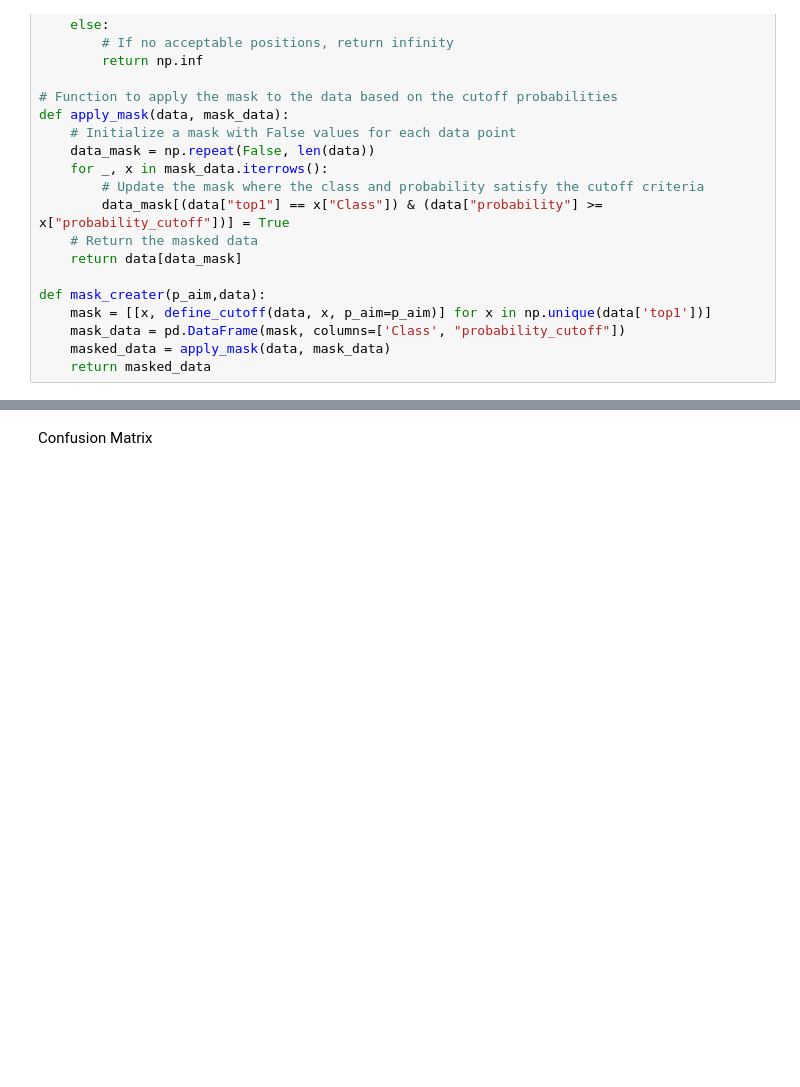
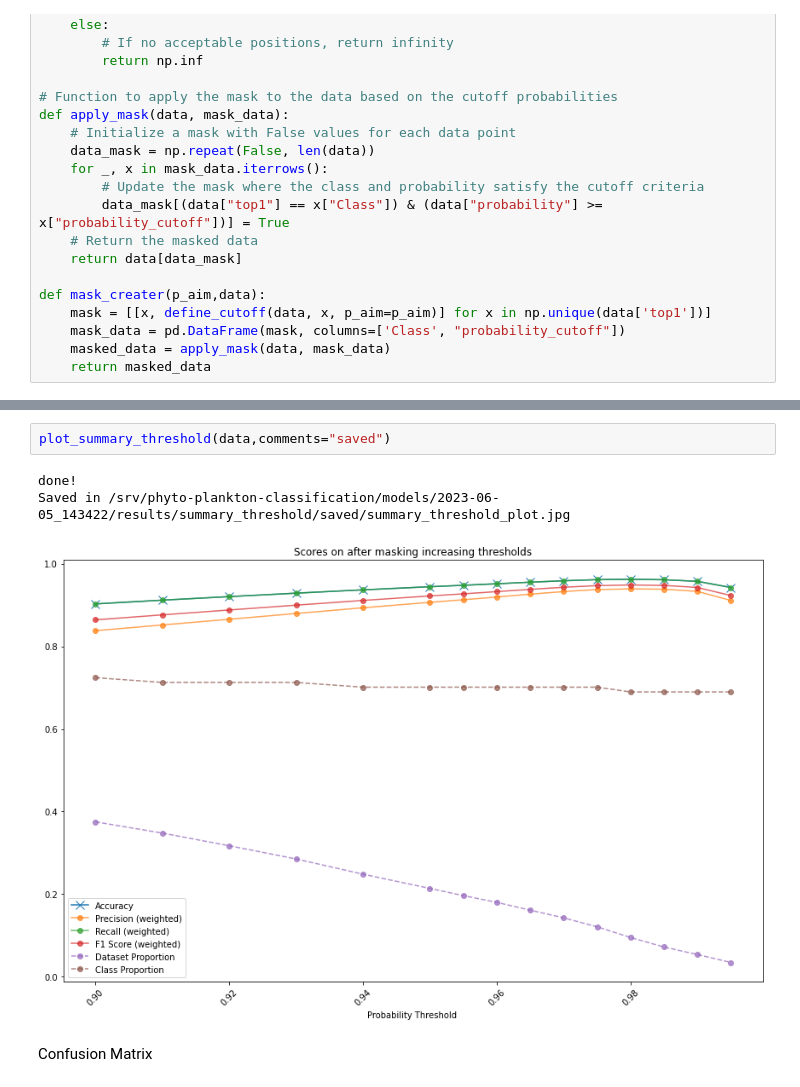
Before and after one commit to lifewatch/phyto-plankton-classification, a Jupyter notebook: notebooks/3.1-Prediction_statistics.ipynb, the cells around one changed output, grey strips where cells are left out. Cells and saved outputs as stored; diff of their text form; blank space fills up the shorter version.

```diff
--- a/notebooks/3.1-Prediction_statistics.ipynb
+++ b/notebooks/3.1-Prediction_statistics.ipynb
@@ -528,3 +528,9 @@ Saved in /srv/phyto-plankton-classification/models/2023-06-05_143422/results/aim
+# %%
+plot_summary_threshold(data,comments="saved")
+# %% [output]
+done!
+Saved in /srv/phyto-plankton-classification/models/2023-06-05_143422/results/summary_threshold/saved/summary_threshold_plot.jpg
+[figure, added]
 # %% [markdown]
 Confusion Matrix
 # %%
```
Also changed, not shown: parts of 10 cells of this notebook, 10 other files.
